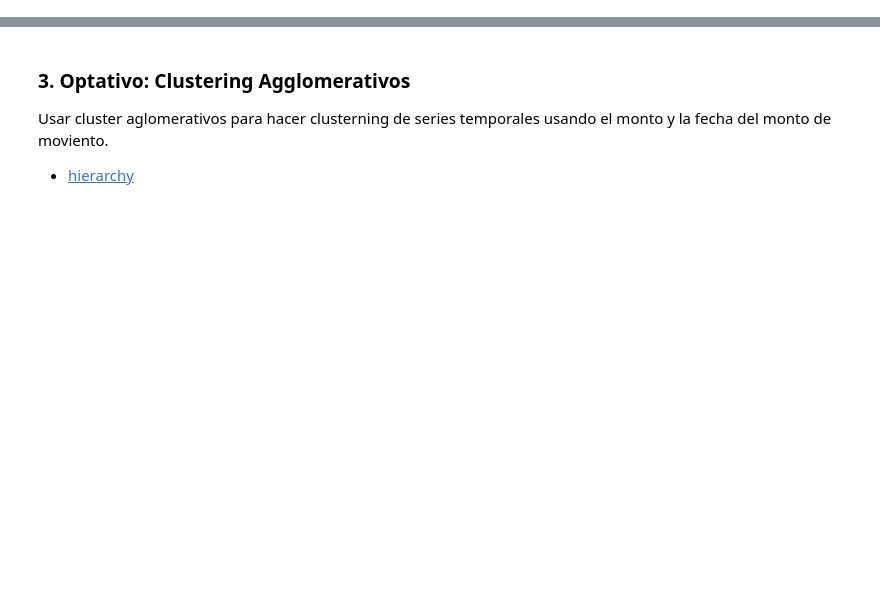
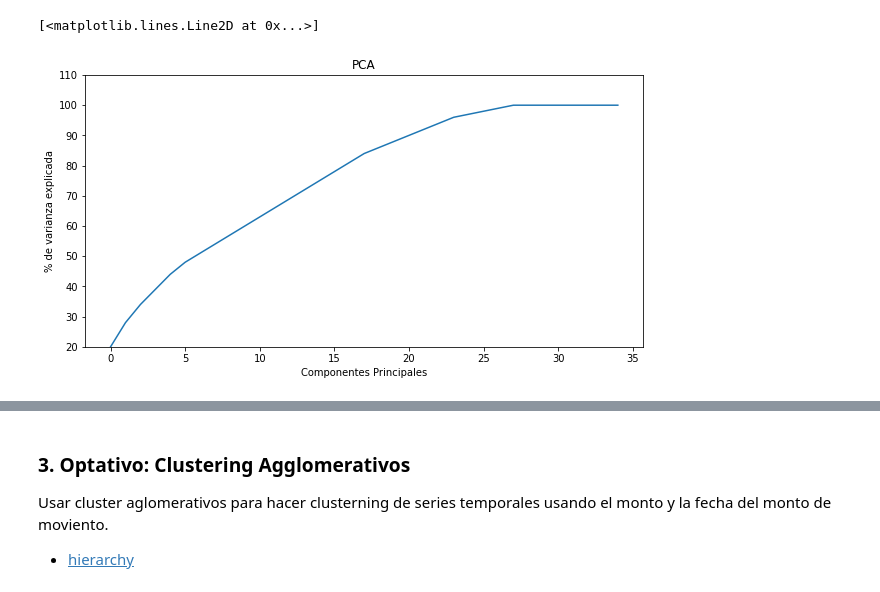
Before and after one commit to JIBarrionuevoGaltier/DiploDatos_2021_Mentoria_Grupo_2, a Jupyter notebook: notebooks_tp5/trabajo_practico_5_grupo2.ipynb, the cells around one changed output, grey strips where cells are left out. Saved outputs shown, nothing was run; the diff lists cells and outputs as text; code cells hidden in the pictures; blank space fills up the shorter version.

```diff
--- a/notebooks_tp5/trabajo_practico_5_grupo2.ipynb
+++ b/notebooks_tp5/trabajo_practico_5_grupo2.ipynb
@@ -162,0 +127,13 @@ usando el monto y la fecha del monto de moviento.
+# %%
+#plt.xticks(range(model['pca'].n_components))
+
+plt.figure(figsize=(10, 5))
+plt.ylabel('% de varianza explicada')
+plt.xlabel('Componentes Principales')
+plt.title('PCA')
+plt.ylim(20, 110)
+plt.xticks(model['pca'].n_components)
+plt.plot(acc_variance_percent)
+# %% [output]
+[<matplotlib.lines.Line2D at 0x...>]
+[figure, added]
```
Also changed, not shown: parts of 45 cells of this notebook.
